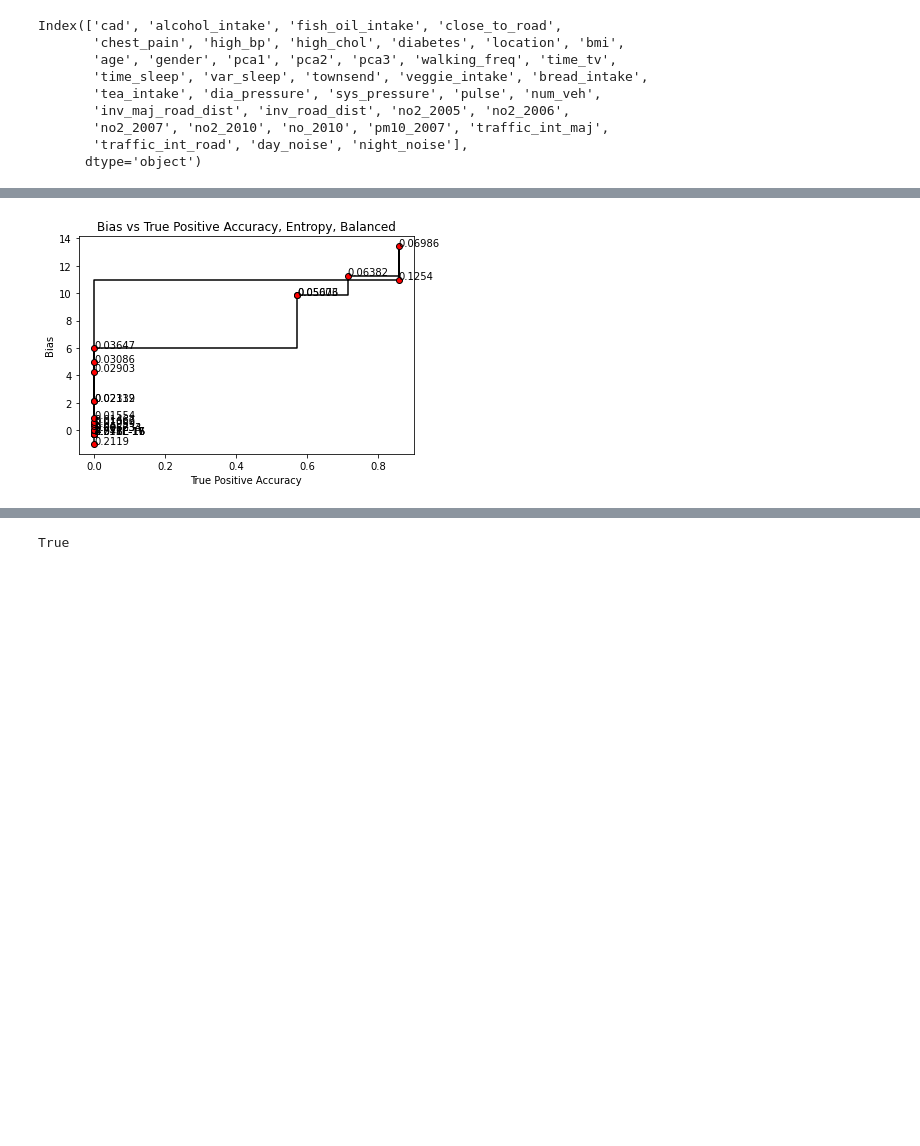
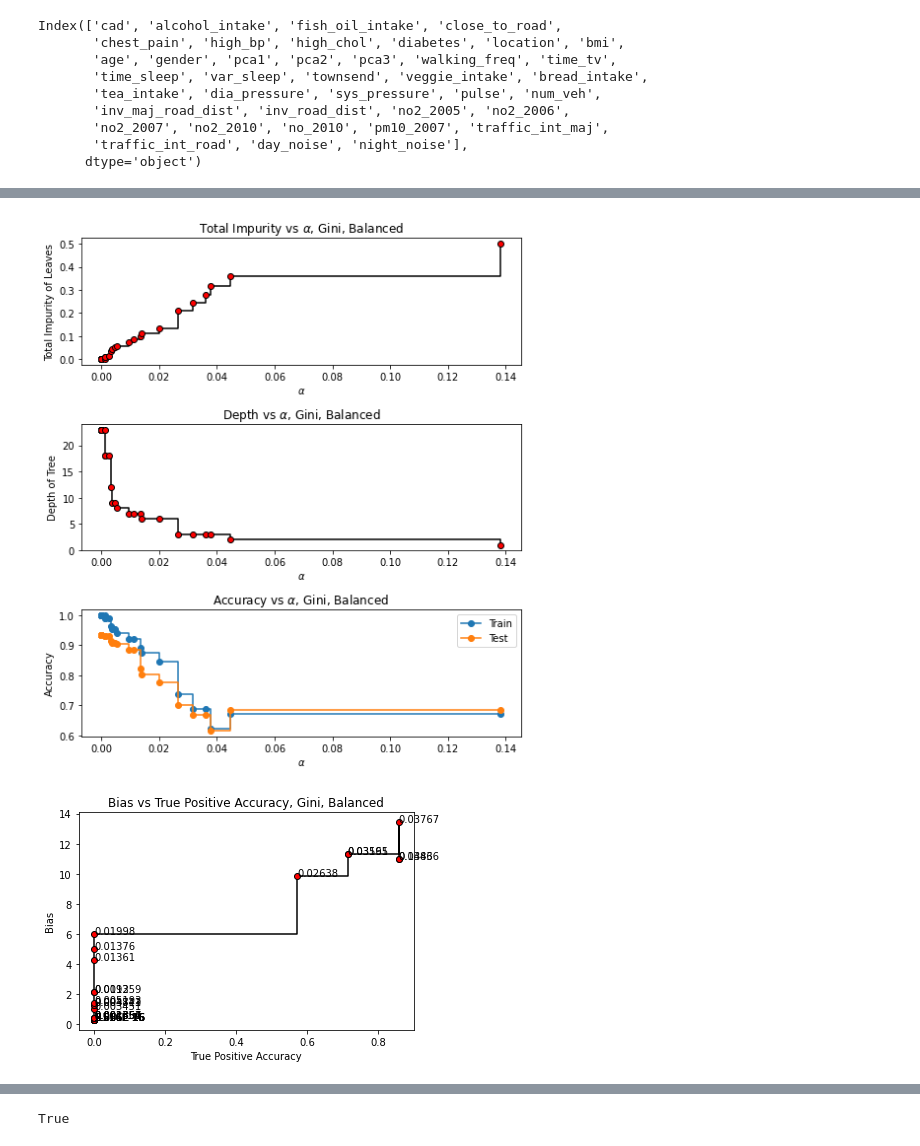
Before and after one commit to robertpuccinelli/grad, a Jupyter notebook: PH240C/midterm/midterm.ipynb, the cells around one changed output, grey strips where cells are left out. Drawn from its saved outputs; the diff is of its cells as text; code cells hidden in the pictures; blank space fills up the shorter version.

```diff
--- a/PH240C/midterm/midterm.ipynb
+++ b/PH240C/midterm/midterm.ipynb
@@ -43,7 +45,7 @@ Index(['cad', 'alcohol_intake', 'fish_oil_intake', 'close_to_road',
       dtype='object')
 # %%
 """Full tree with pruning"""
-mode = "Entropy"
+mode = "Gini"
 name_modifier = ", Balanced"#", Full Set of Covariates" #
 bal = "balanced" # None
 X_train, X_test, Y_train, Y_test = train_test_split(x, df.iloc[:,0], random_state=2)
@@ -89,3 +90,4 @@ SyntaxError: invalid syntax (<ipython-input-122-43bfef05f49e>, line 3)
+[figure, added]
 # %%
 cm = []
 weighted_bias = []
@@ -105,7 +107,7 @@ ax.set_ylabel("Bias")
 ax.set_title("Bias vs True Positive Accuracy, " + mode + name_modifier)
 plt.show()
 # %% [output]
-[figure, old version]
+[figure, new version]
 # %%
 disp = plot_confusion_matrix(clfs[-1],X_test, Y_test)
 disp.ax_.set_title("Confusion Matrix, "+mode+", " + r'$\alpha$' + '=' + str(ccp_alphas[-1]))
```
Also changed, not shown: parts of 8 cells of this notebook, 17 other files.
